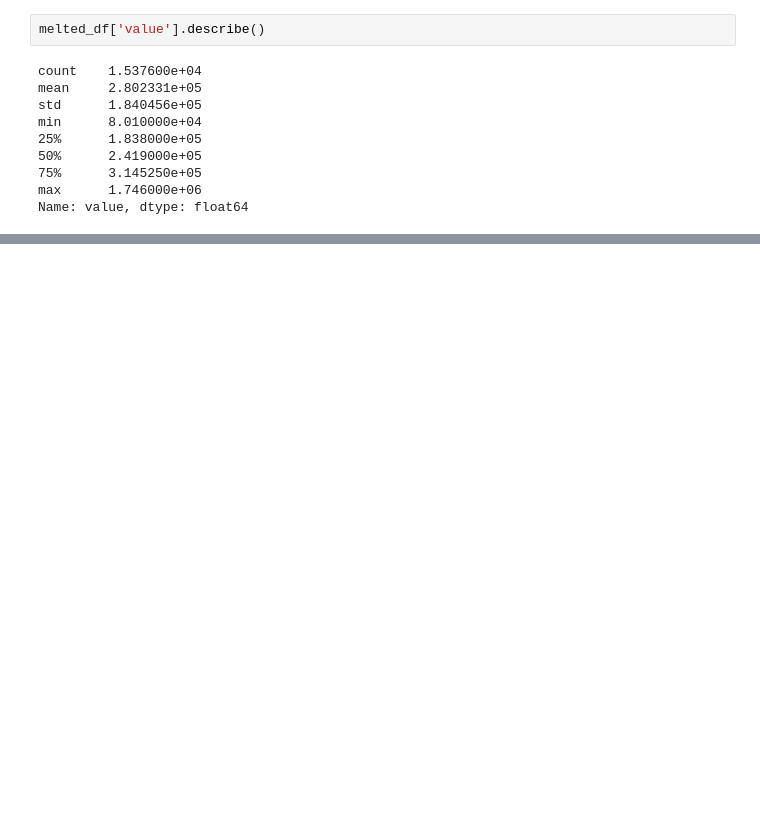
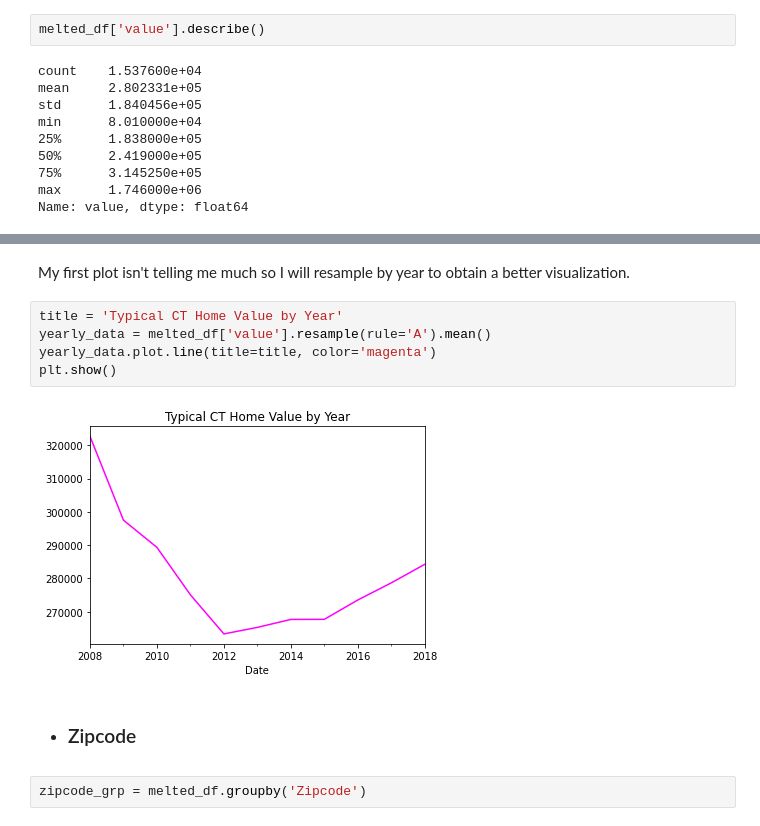
Before and after one commit to adcm2292/dsc-phase-4-project, a Jupyter notebook: 1 notebook.ipynb, the cells around one changed output, grey strips where cells are left out. Drawn from its saved outputs; the diff is of its cells as text; blank space fills up the shorter version.

```diff
--- a/1 notebook.ipynb
+++ b/1 notebook.ipynb
@@ -213,0 +295,13 @@ plt.show()
+# %% [markdown]
+My first plot isn't telling me much so I will resample by year to obtain a better visualization.
+# %%
+title = 'Typical CT Home Value by Year'
+yearly_data = melted_df['value'].resample(rule='A').mean()
+yearly_data.plot.line(title=title, color='magenta')
+plt.show()
+# %% [output]
+[figure, added]
+# %% [markdown]
+* ### Zipcode
+# %%
+zipcode_grp = melted_df.groupby('Zipcode')
```
Also changed, not shown: parts of 58 cells of this notebook.
